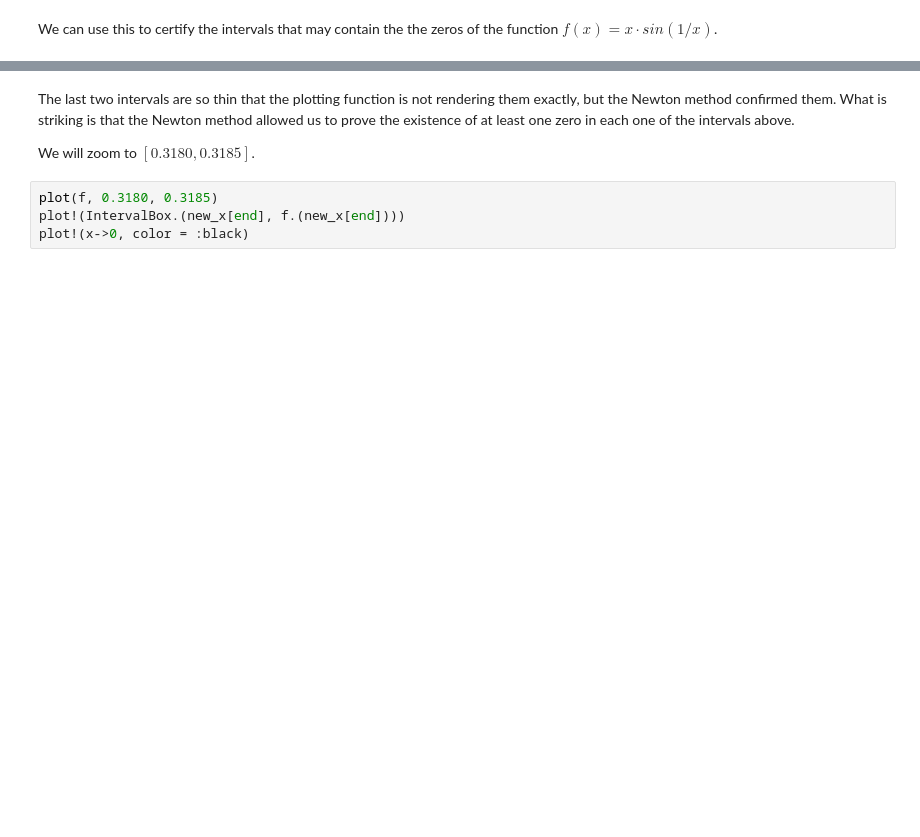
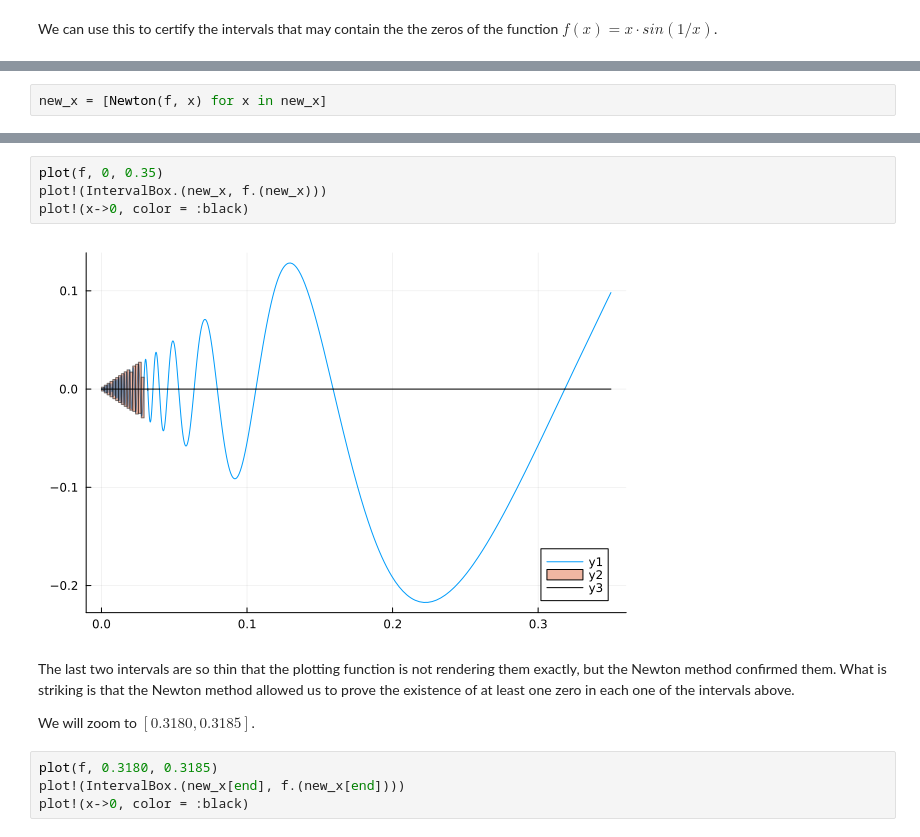
Before and after one commit to orkolorko/HSI2025, a Jupyter notebook: 2025Lecture2.ipynb, the cells around one changed output, grey strips where cells are left out. Cells and saved outputs as stored; diff of their text form; blank space fills up the shorter version.

```diff
--- a/2025Lecture2.ipynb
+++ b/2025Lecture2.ipynb
@@ -320,0 +434,2 @@ plot!(x->0, color = :black)
+# %%
+new_x = [Newton(f, x) for x in new_x]
@@ -321,3 +454,9 @@ plot!(x->0, color = :black)
+# %%
+plot(f, 0, 0.35)
+plot!(IntervalBox.(new_x, f.(new_x)))
+plot!(x->0, color = :black)
+# %% [output]
+[figure, added]
 # %% [markdown]
 The last two intervals are so thin that the plotting function is not rendering them exactly, but the Newton method confirmed them. What is striking is that the Newton method allowed us to prove the existence of at least one zero in each one of the intervals above.
 
```
Also changed, not shown: parts of 40 cells of this notebook.
